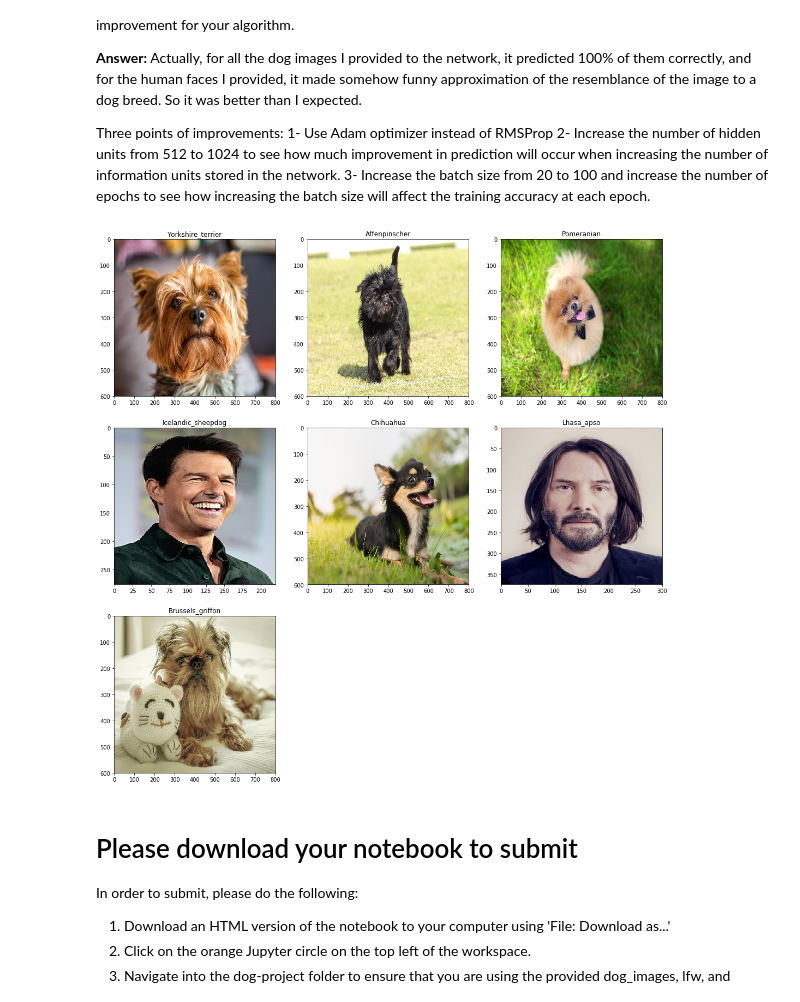
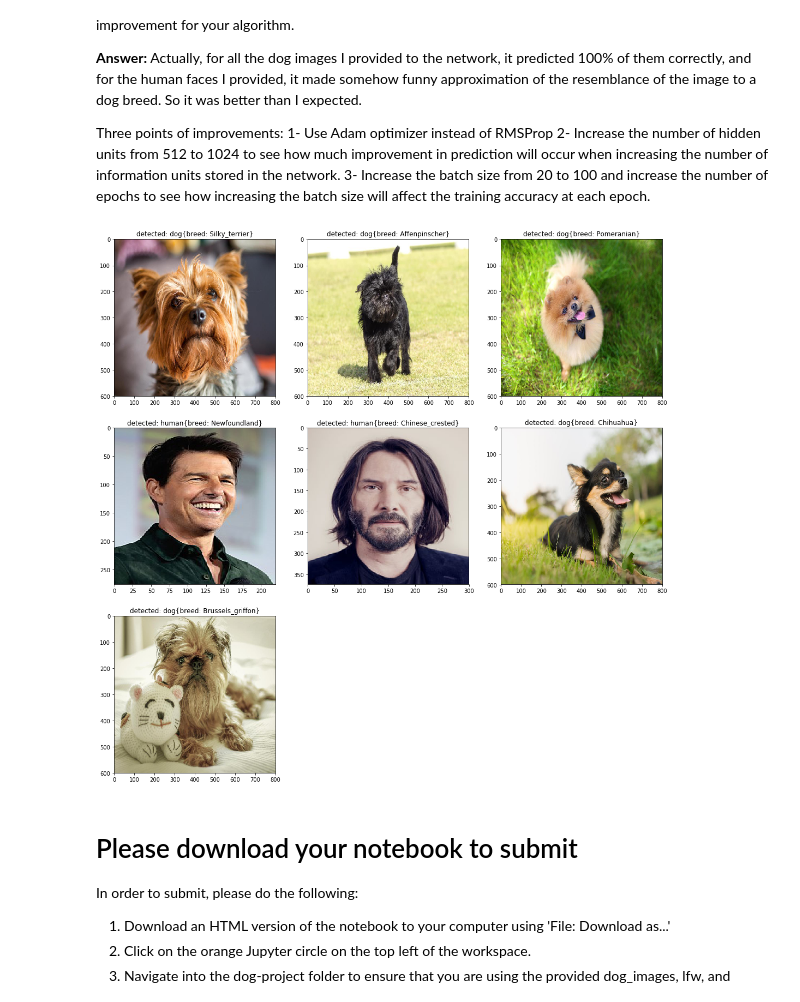
Before and after one commit to osamadel/dog-project, a Jupyter notebook: dog_app.ipynb, the cells around one changed output. Drawn from its saved outputs; the diff is of its cells as text; code cells hidden in the pictures.

```diff
--- a/dog_app.ipynb
+++ b/dog_app.ipynb
@@ -803,18 +808,18 @@ Three points of improvements:
 from glob import glob
 from matplotlib import pyplot as plt
 pred = []
-image_paths = glob('dog_images/*')
+image_paths = glob('dog-images/*')
 for p in image_paths:
     pred.append(imageContains(p))
 # %%
 %matplotlib inline
 fig = plt.figure(figsize=(18, 18))
 for ii, p in enumerate(image_paths):
     ax = fig.add_subplot(3, 3, ii+1)
-    ax.title.set_text('detected: ' + pred[ii][1] + 'breed: ' + pred[ii][0])
+    ax.title.set_text('detected: ' + pred[ii][1] + '{breed: ' + pred[ii][0] + '}')
     ax.imshow(plt.imread(p), aspect='auto')
 # %% [output]
-[figure, old version]
+[figure, new version]
 # %% [markdown]
 # Please download your notebook to submit
 
```
Also changed, not shown: parts of 10 cells of this notebook.
